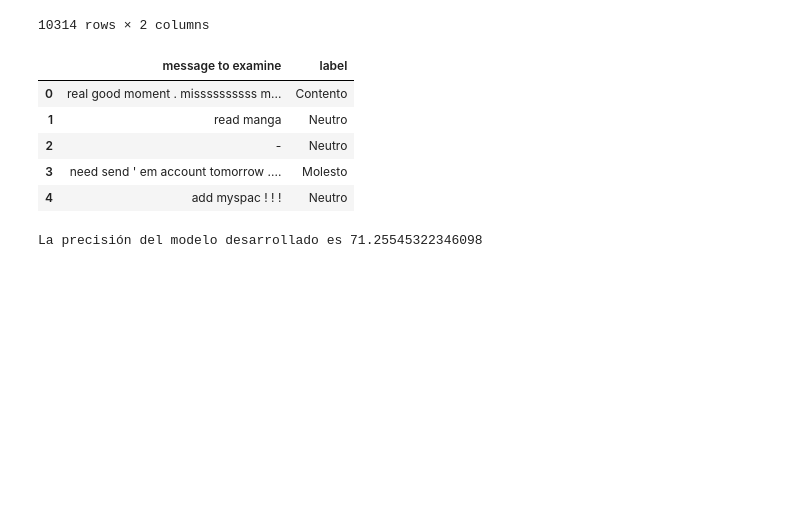
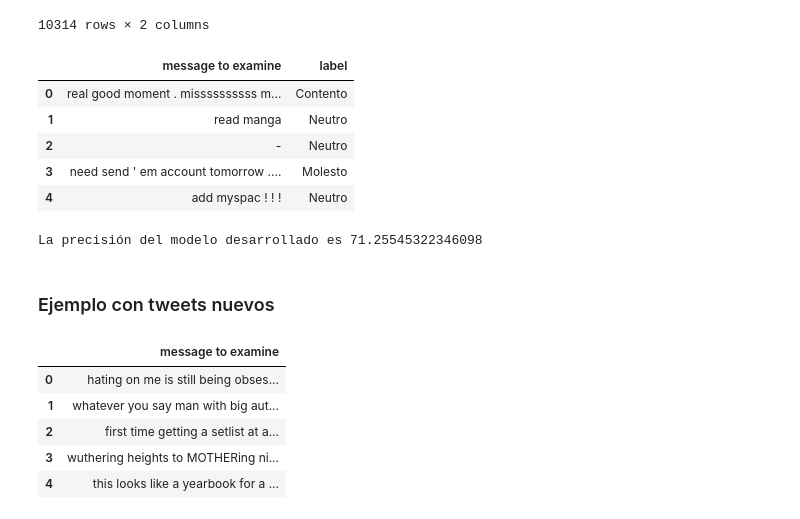
Before and after one commit to luciarguez20/BAG_2023_2024, a Jupyter notebook: examen/Untitled1.ipynb, the cells around one changed output. Saved outputs shown, nothing was run; the diff lists cells and outputs as text; code cells hidden in the pictures; blank space fills up the shorter version.

```diff
--- a/examen/Untitled1.ipynb
+++ b/examen/Untitled1.ipynb
@@ -175,3 +175,15 @@ precision = sentiment_detector.score(atributos_prueba, objetivo_prueba)
 print("La precisión del modelo desarrollado es", precision*100)
 # %% [output]
 La precisión del modelo desarrollado es 71.25545322346098
+# %% [markdown]
+### Ejemplo con tweets nuevos
+# %%
+tweets = pd.read_excel('my_tweets.xlsx')
+tweets[0:5]
+# %% [output]
+|  | message to examine |
+| 0 | hating on me is still being obses... |
+| 1 | whatever you say man with big aut... |
+| 2 | first time getting a setlist at a... |
+| 3 | wuthering heights to MOTHERing ni... |
+| 4 | this looks like a yearbook for a ... |
```
Also changed, not shown: parts of 2 cells of this notebook, 5 other files.
